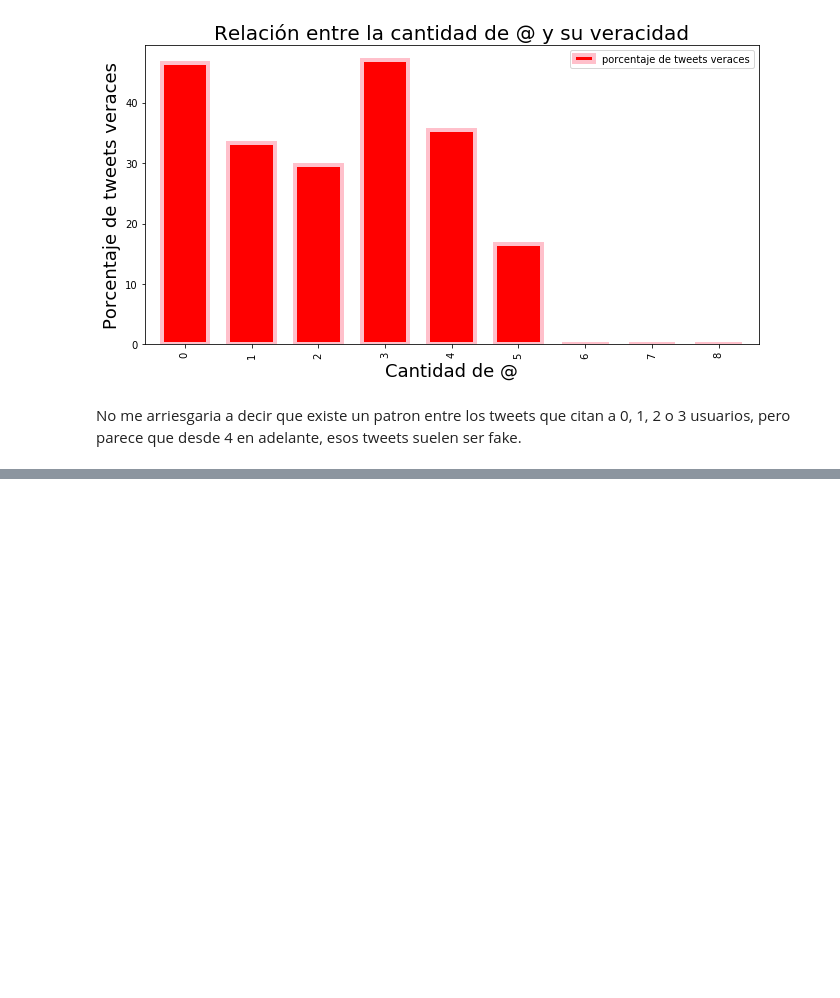
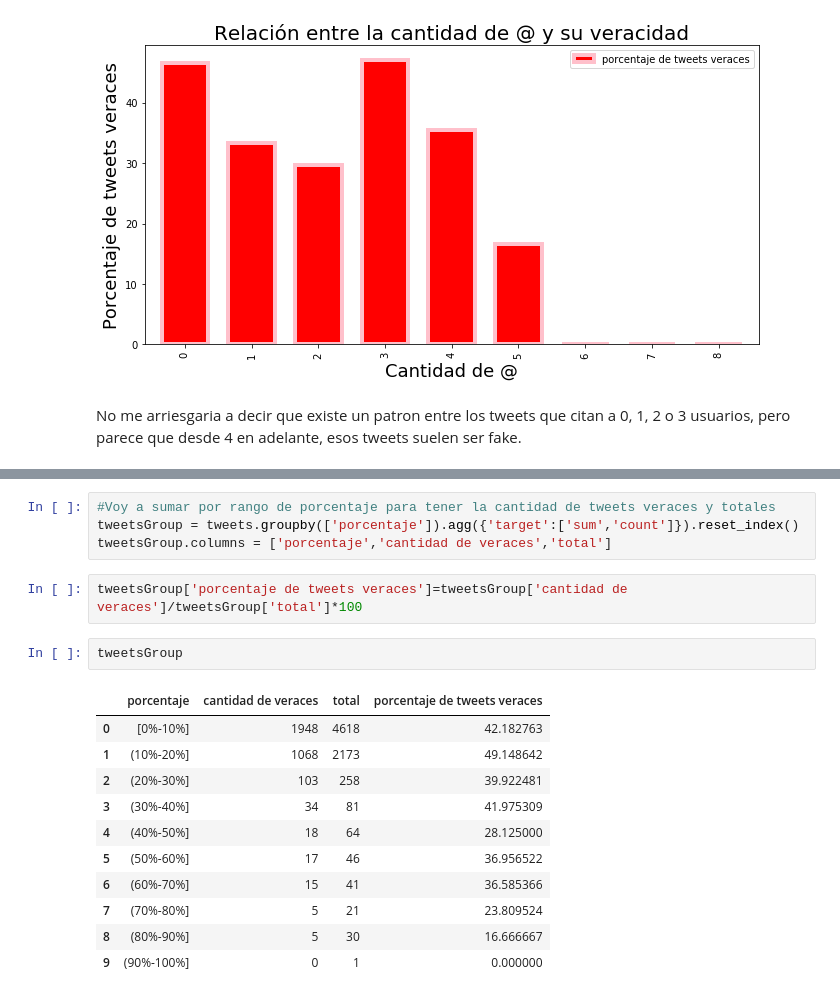
Before and after one commit to SergioCalvani/75.06-Datos-TP1-2020, a Jupyter notebook: Analisis - German.ipynb, the cells around one changed output, grey strips where cells are left out. Cells and saved outputs as stored; diff of their text form; blank space fills up the shorter version.

```diff
--- a/Analisis - German.ipynb
+++ b/Analisis - German.ipynb
@@ -96,0 +111,20 @@ No me arriesgaria a decir que existe un patron entre los tweets que citan a 0, 1
+# %%
+#Voy a sumar por rango de porcentaje para tener la cantidad de tweets veraces y totales
+tweetsGroup = tweets.groupby(['porcentaje']).agg({'target':['sum','count']}).reset_index()
+tweetsGroup.columns = ['porcentaje','cantidad de veraces','total']
+# %%
+tweetsGroup['porcentaje de tweets veraces']=tweetsGroup['cantidad de veraces']/tweetsGroup['total']*100
+# %%
+tweetsGroup
+# %% [output]
+|  | porcentaje | cantidad de veraces | total | porcentaje de tweets veraces |
+| 0 | [0%-10%] | 1948 | 4618 | 42.182763 |
+| 1 | (10%-20%] | 1068 | 2173 | 49.148642 |
+| 2 | (20%-30%] | 103 | 258 | 39.922481 |
+| 3 | (30%-40%] | 34 | 81 | 41.975309 |
+| 4 | (40%-50%] | 18 | 64 | 28.125000 |
+| 5 | (50%-60%] | 17 | 46 | 36.956522 |
+| 6 | (60%-70%] | 15 | 41 | 36.585366 |
+| 7 | (70%-80%] | 5 | 21 | 23.809524 |
+| 8 | (80%-90%] | 5 | 30 | 16.666667 |
+| 9 | (90%-100%] | 0 | 1 | 0.000000 |
```
Also changed, not shown: parts of 6 cells of this notebook.
